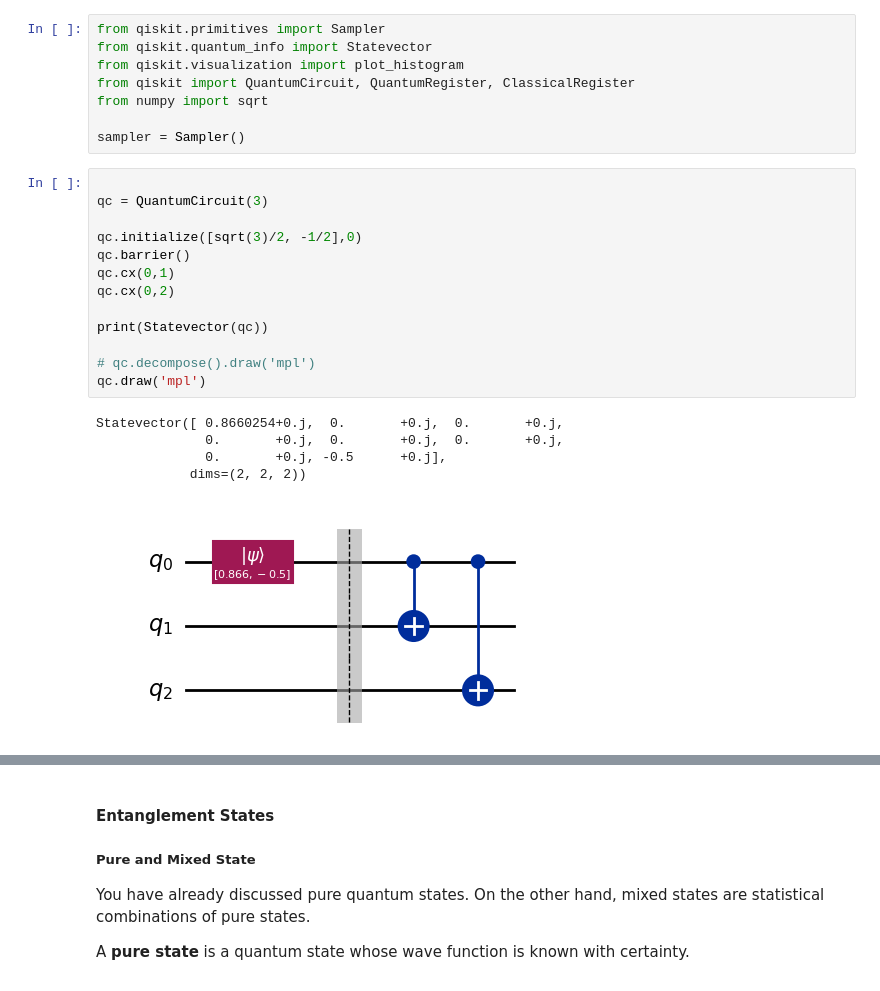
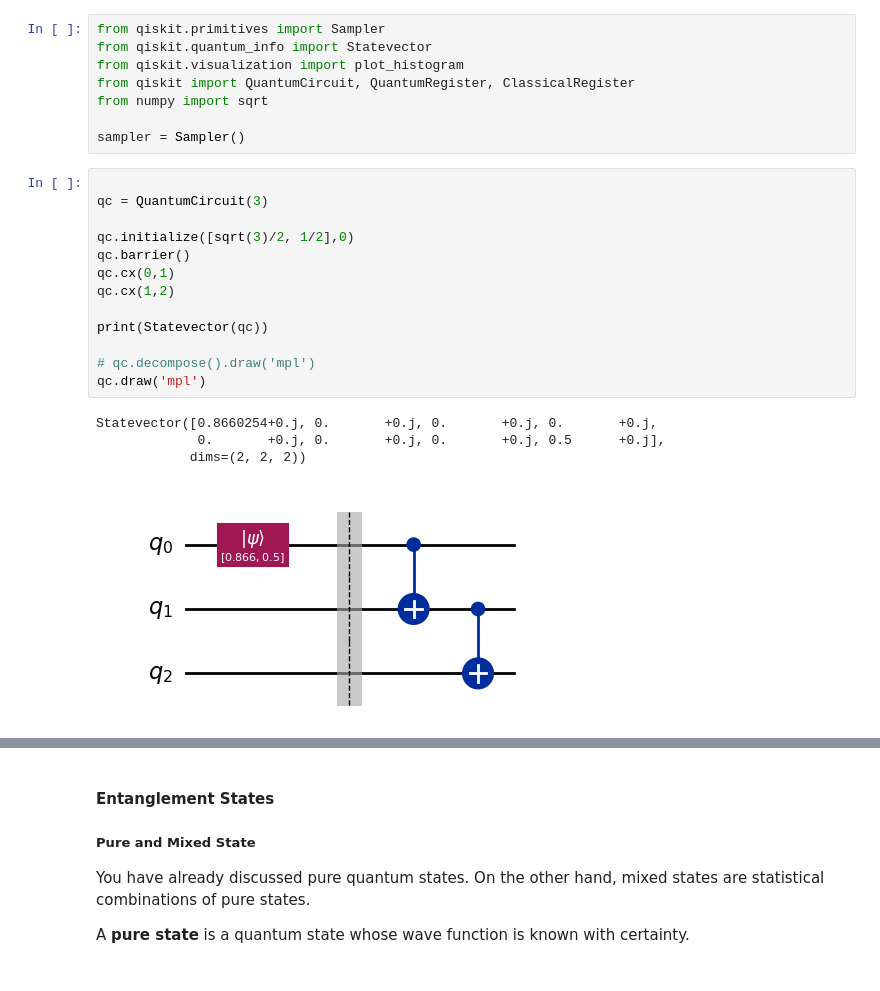
Before and after one commit to NicolaAssolini98/QuantumLab, a Jupyter notebook: Lab4/Lesson4Solution.ipynb, the cells around one changed output, grey strips where cells are left out. Cells and saved outputs as stored; diff of their text form.

```diff
--- a/Lab4/Lesson4Solution.ipynb
+++ b/Lab4/Lesson4Solution.ipynb
@@ -15,22 +15,21 @@ sampler = Sampler()
 # %%
 
 qc = QuantumCircuit(3)
 
-qc.initialize([sqrt(3)/2, -1/2],0)
+qc.initialize([sqrt(3)/2, 1/2],0)
 qc.barrier()
 qc.cx(0,1)
-qc.cx(0,2)
+qc.cx(1,2)
 
 print(Statevector(qc))
 
 # qc.decompose().draw('mpl')
 qc.draw('mpl')
 # %% [output]
-Statevector([ 0.8660254+0.j,  0.       +0.j,  0.       +0.j,
-              0.       +0.j,  0.       +0.j,  0.       +0.j,
-              0.       +0.j, -0.5      +0.j],
+Statevector([0.8660254+0.j, 0.       +0.j, 0.       +0.j, 0.       +0.j,
+             0.       +0.j, 0.       +0.j, 0.       +0.j, 0.5      +0.j],
             dims=(2, 2, 2))
-[figure, old version]
+[figure, new version]
 # %%
 qc.measure_all()
 
```
Also changed, not shown: parts of 6 cells of this notebook, 8 other files.
